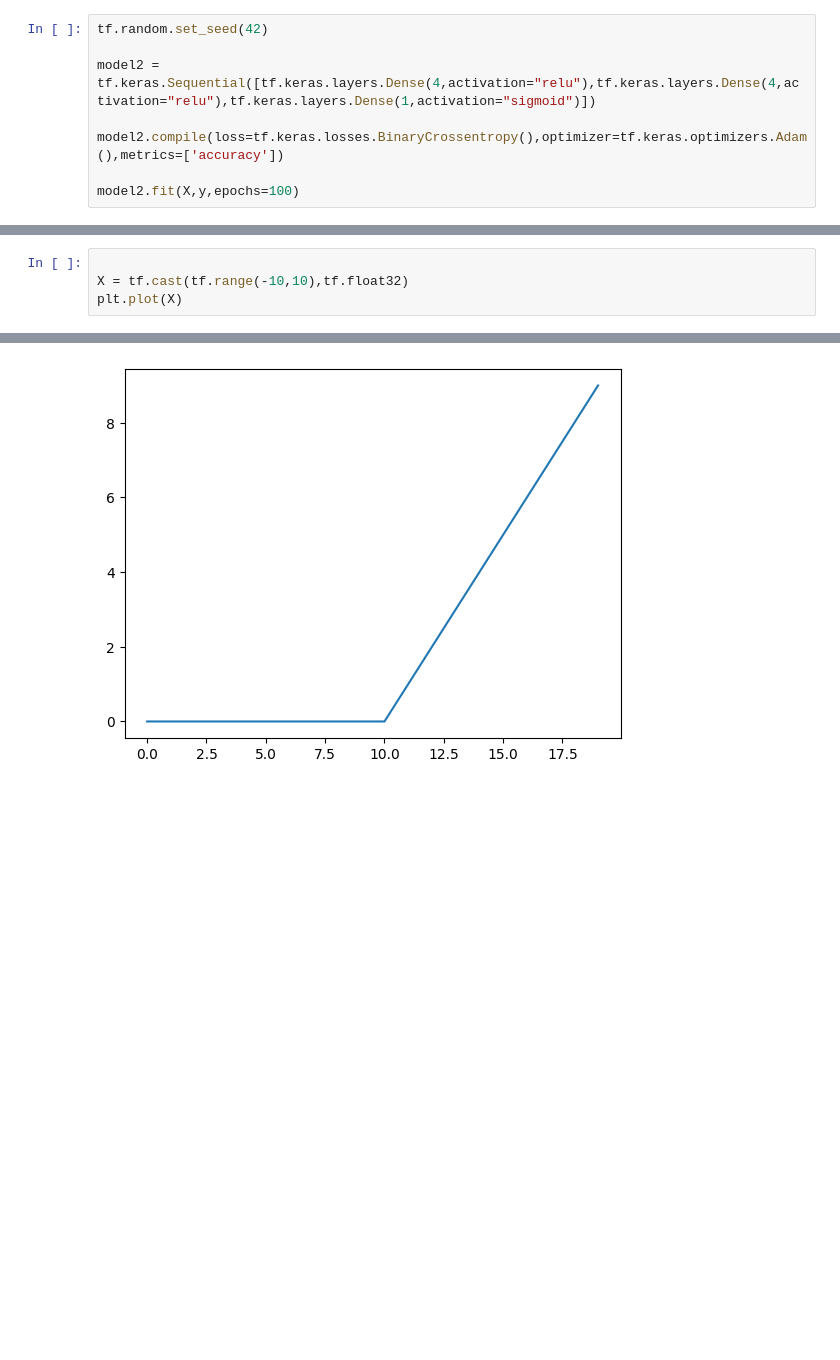
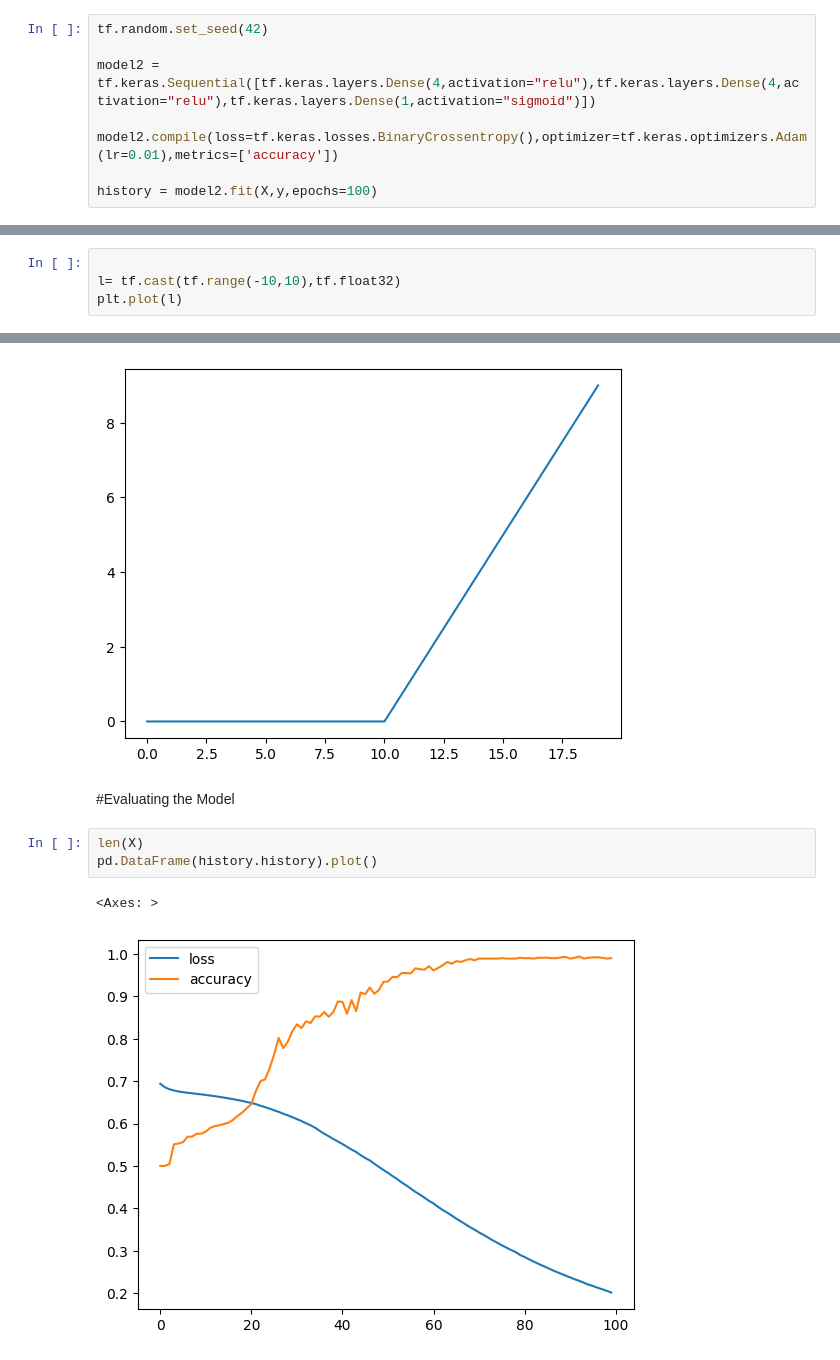
Before and after one commit to kinderasteroid/Neural-Networks-Classification, a Jupyter notebook: Neural_Network_Classification.ipynb, the cells around one changed output, grey strips where cells are left out. Drawn from its saved outputs; the diff is of its cells as text; blank space fills up the shorter version.

```diff
--- a/Neural_Network_Classification.ipynb
+++ b/Neural_Network_Classification.ipynb
@@ -65,7 +65,7 @@ tf.random.set_seed(42)
 
 model2 = tf.keras.Sequential([tf.keras.layers.Dense(4,activation="relu"),tf.keras.layers.Dense(4,activation="relu"),tf.keras.layers.Dense(1,activation="sigmoid")])
 
-model2.compile(loss=tf.keras.losses.BinaryCrossentropy(),optimizer=tf.keras.optimizers.Adam(),metrics=['accuracy'])
+model2.compile(loss=tf.keras.losses.BinaryCrossentropy(),optimizer=tf.keras.optimizers.Adam(lr=0.01),metrics=['accuracy'])
 
-model2.fit(X,y,epochs=100)
+history = model2.fit(X,y,epochs=100)
 # %% [output]
@@ -96,8 +96,8 @@ model2.evaluate(X,y)
 #Replicate the Sigmoid Function
 # %%
 
-X = tf.cast(tf.range(-10,10),tf.float32)
-plt.plot(X)
+l= tf.cast(tf.range(-10,10),tf.float32)
+plt.plot(l)
 # %% [output]
 [<matplotlib.lines.Line2D at 0x...>]
 [figure]
@@ -138,3 +138,11 @@ plt.plot(relu(X))
 # %% [output]
 [<matplotlib.lines.Line2D at 0x...>]
 [figure]
+# %% [markdown]
+#Evaluating the Model
+# %%
+len(X)
+pd.DataFrame(history.history).plot()
+# %% [output]
+<Axes: >
+[figure, added]
```
Also changed, not shown: parts of 9 cells of this notebook.
